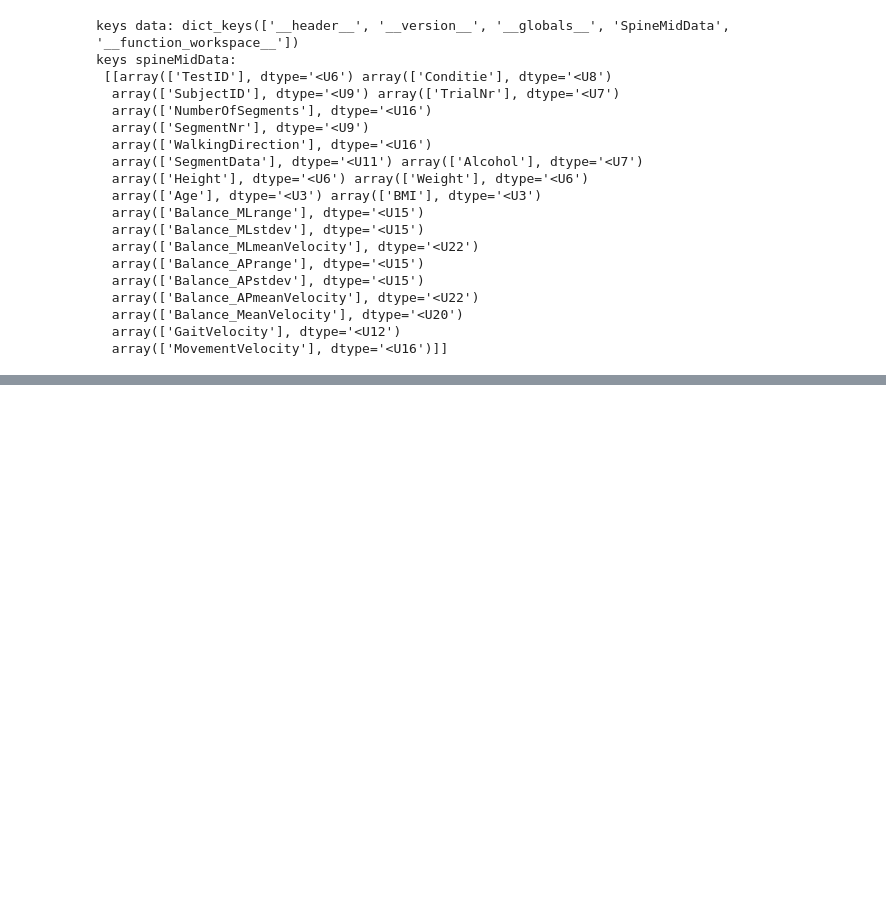
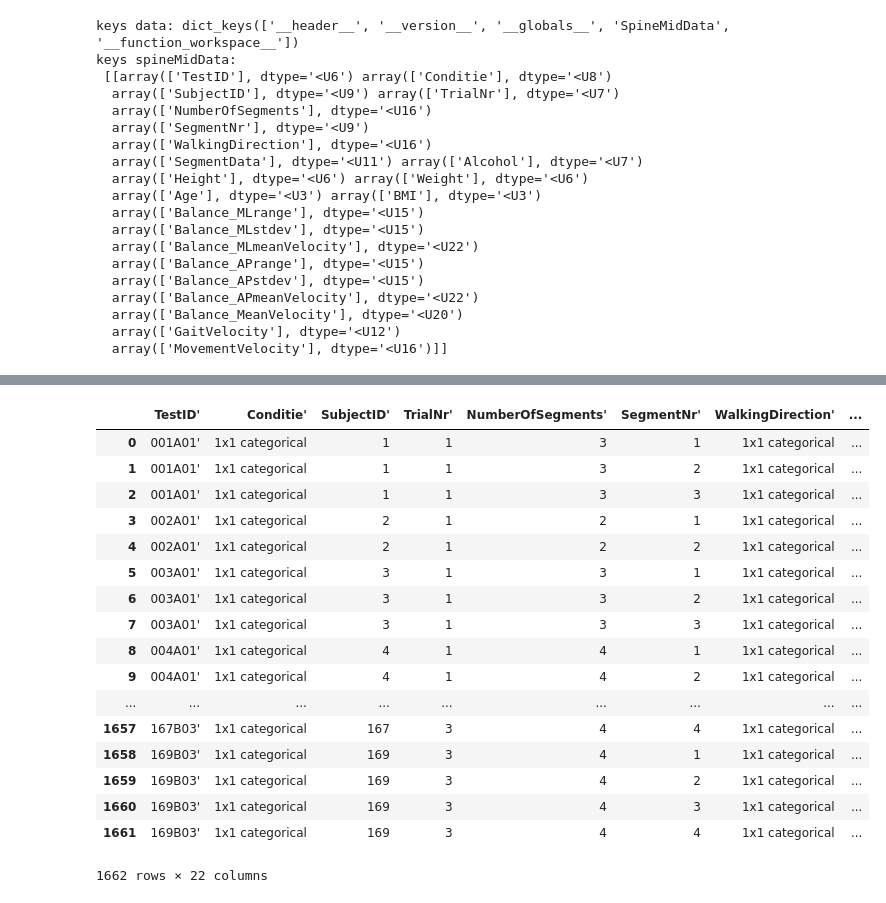
Before and after one commit to VivienvV/fallrisk, a Jupyter notebook: Data_preprocessing/s_preprocessing.ipynb, the cells around one changed output, grey strips where cells are left out. Saved outputs shown, nothing was run; the diff lists cells and outputs as text; code cells hidden in the pictures; blank space fills up the shorter version.

```diff
--- a/Data_preprocessing/s_preprocessing.ipynb
+++ b/Data_preprocessing/s_preprocessing.ipynb
@@ -56,0 +34,23 @@ display(pd_data)
+# %%
+# load data as panda
+pd_spineMidData = pd.read_csv("../Data/SpineMidData.csv")
+display(pd_spineMidData)
+# %% [output]
+|  | TestID' | Conditie' | SubjectID' | TrialNr' | NumberOfSegments' | SegmentNr' | WalkingDirection' | ... |
+| 0 | 001A01' | 1x1 categorical | 1 | 1 | 3 | 1 | 1x1 categorical | ... |
+| 1 | 001A01' | 1x1 categorical | 1 | 1 | 3 | 2 | 1x1 categorical | ... |
+| 2 | 001A01' | 1x1 categorical | 1 | 1 | 3 | 3 | 1x1 categorical | ... |
+| 3 | 002A01' | 1x1 categorical | 2 | 1 | 2 | 1 | 1x1 categorical | ... |
+| 4 | 002A01' | 1x1 categorical | 2 | 1 | 2 | 2 | 1x1 categorical | ... |
+| 5 | 003A01' | 1x1 categorical | 3 | 1 | 3 | 1 | 1x1 categorical | ... |
+| 6 | 003A01' | 1x1 categorical | 3 | 1 | 3 | 2 | 1x1 categorical | ... |
+| 7 | 003A01' | 1x1 categorical | 3 | 1 | 3 | 3 | 1x1 categorical | ... |
+| 8 | 004A01' | 1x1 categorical | 4 | 1 | 4 | 1 | 1x1 categorical | ... |
+| 9 | 004A01' | 1x1 categorical | 4 | 1 | 4 | 2 | 1x1 categorical | ... |
+| ... | ... | ... | ... | ... | ... | ... | ... | ... |
+| 1657 | 167B03' | 1x1 categorical | 167 | 3 | 4 | 4 | 1x1 categorical | ... |
+| 1658 | 169B03' | 1x1 categorical | 169 | 3 | 4 | 1 | 1x1 categorical | ... |
+| 1659 | 169B03' | 1x1 categorical | 169 | 3 | 4 | 2 | 1x1 categorical | ... |
+| 1660 | 169B03' | 1x1 categorical | 169 | 3 | 4 | 3 | 1x1 categorical | ... |
+| 1661 | 169B03' | 1x1 categorical | 169 | 3 | 4 | 4 | 1x1 categorical | ... |
+1662 rows × 22 columns
```
Also changed, not shown: parts of 7 cells of this notebook, 4 other files.
